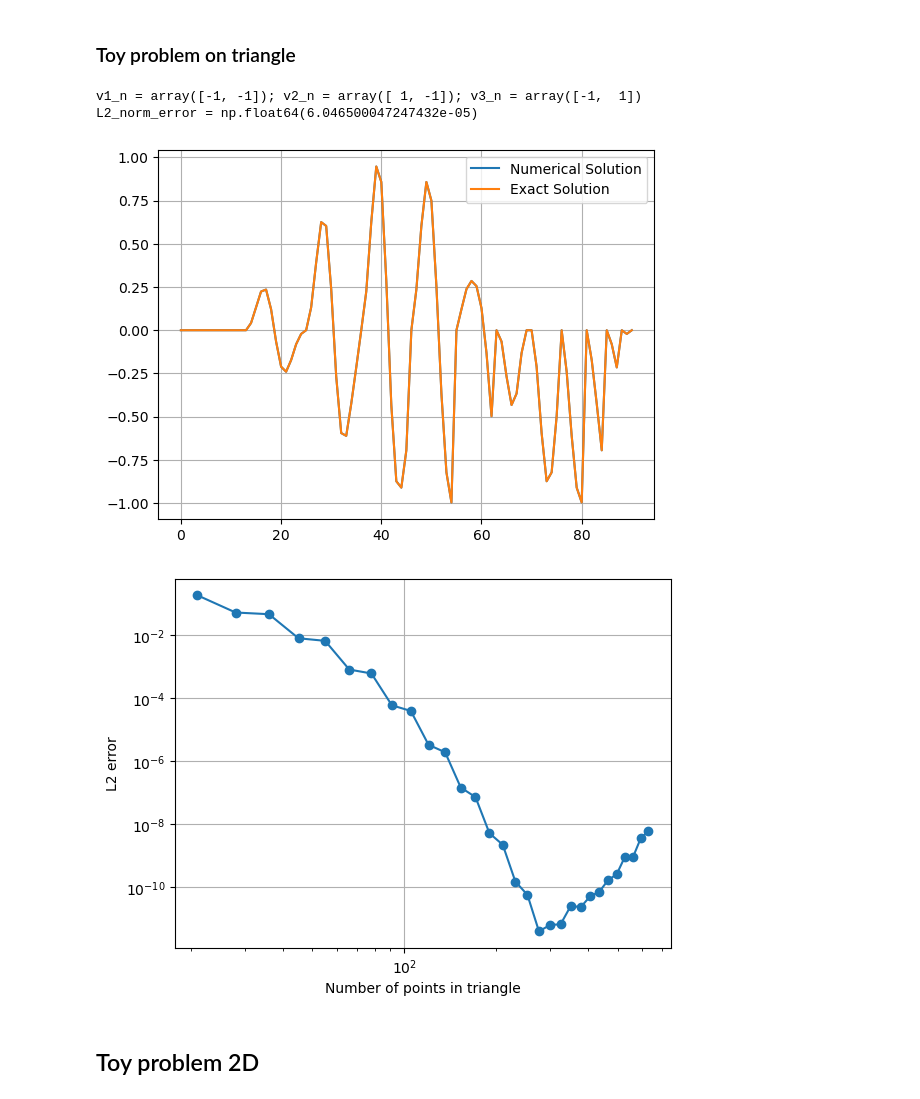
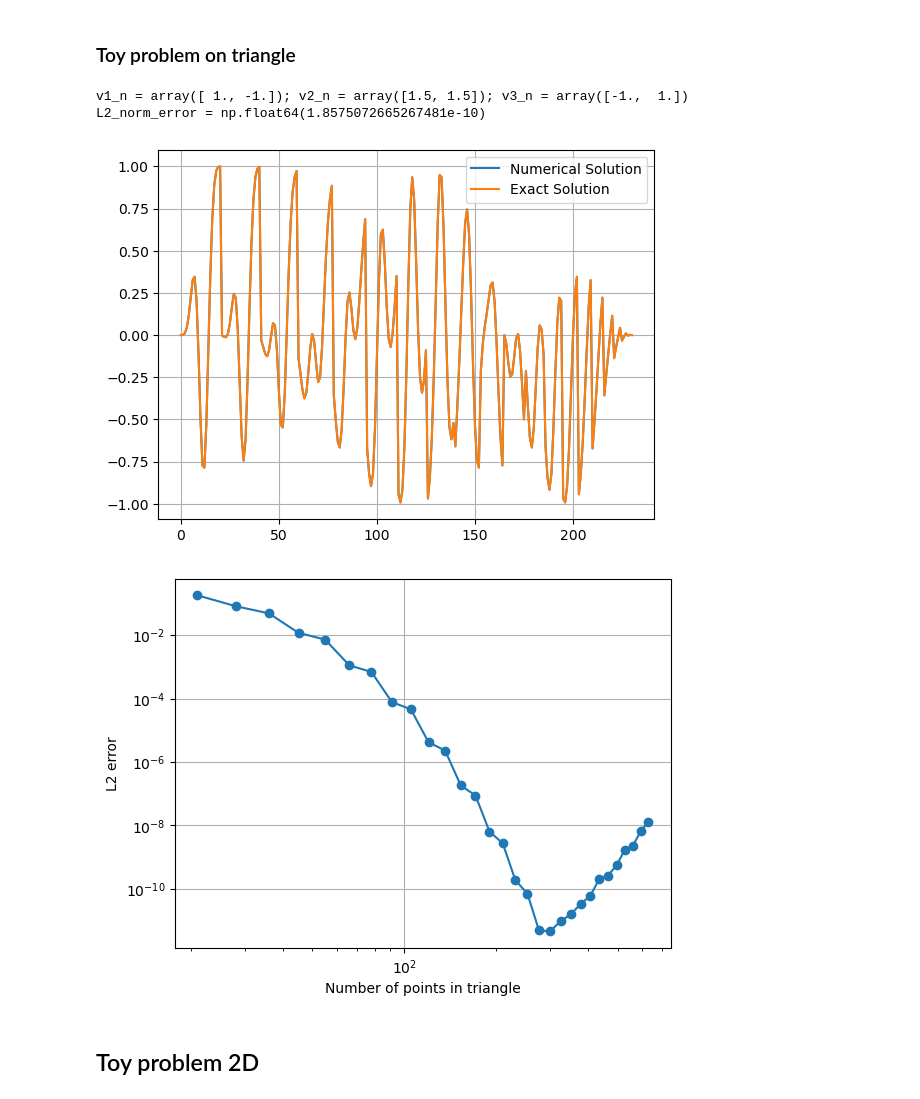
Before and after one commit to JeppeKlitgaard/02689-Advanced-Numerical-Methods, a Jupyter notebook: assignment_3/tb_sem.ipynb, the cells around one changed output. Drawn from its saved outputs; the diff is of its cells as text; code cells hidden in the pictures.

```diff
--- a/assignment_3/tb_sem.ipynb
+++ b/assignment_3/tb_sem.ipynb
@@ -625,7 +626,7 @@ def Dmatrices2D_xy(Dr, Ds, rx, sx, ry, sy):
 #     D_y = np.diag(ry) @ Dr + np.diag(sy) @ Ds
 #     return D_x, D_y
 
-def solve_toy_pde(N, v1_test, v2_test, v3_test, u_exact = u_exact, f_rhs = f_rhs, ):
+def solve_toy_pde(N, v1_test, v2_test, v3_test, u_exact = u_exact, f_rhs = f_rhs):
 
     x_equilateral, y_equilateral = nodes2d(N)
     r, s = equilateral2rs(x_equilateral, y_equilateral)
@@ -665,6 +666,13 @@ def solve_toy_pde(N, v1_test, v2_test, v3_test, u_exact = u_exact, f_rhs = f_rhs
         L_N[idx, idx] = 1
         f_test[idx] = u_true[idx]
 
+    # L_N = M_inv @ L_N
+
+    # for idx in Fmask:
+    #     L_N[idx, :] = 0
+    #     L_N[idx, idx] = 1
+    #     f_test[idx] = u_true[idx]
+
     u_num = linalg.solve(L_N, f_test)
     err = u_num - u_true
     L2_norm_error = np.sqrt(err @ M @ err)
@@ -672,40 +680,41 @@ def solve_toy_pde(N, v1_test, v2_test, v3_test, u_exact = u_exact, f_rhs = f_rhs
 
     return L2_norm_error, u_num, u_true, x, y
 
 
-V_x = np.array([-1, 1, 1, -1])
-V_y = np.array([-1, -1, 1, 1])
+node_testing_coord = 1.5
+V_x = np.array([-1, 1, node_testing_coord, -1])
+V_y = np.array([-1, -1, node_testing_coord, 1])
 EtoV = np.array([[1, 2, 4],
                 [2, 3, 4]]) - 1
 
-n_element = 0
+n_element = 1
 x_vertex_n, y_vertex_n = V_x[EtoV[n_element, :]], V_y[EtoV[n_element, :]]
 v1_n = np.array([x_vertex_n[0], y_vertex_n[0]])
 v2_n = np.array([x_vertex_n[1], y_vertex_n[1]])
 v3_n = np.array([x_vertex_n[2], y_vertex_n[2]])
 
 # v1_test, v2_test, v3_test = np.array([-1, -1]), np.array([1, -1]), np.array([-1, 1])
 # v1_test, v2_test, v3_test = np.array([-1, 1]), np.array([2, 8]), np.array([5, 7])
 # v1_n, v2_n, v3_n = np.array([-1, -1]), np.array([1, -1]), np.array([1, 3])
 
 print(f"{v1_n = }; {v2_n = }; {v3_n = }")
 
-N = 12
+N = 20
 L2_norm_error, u_num, u_true, x, y = solve_toy_pde(
     N=N, v1_test = v1_n, v2_test = v2_n, v3_test = v3_n,
     u_exact=u_exact, f_rhs=f_rhs
 )
 
 print(f"{L2_norm_error = }")
 
 plt.plot(u_num, label = "Numerical Solution");
 plt.plot(u_true, label = "Exact Solution");
 plt.legend();
 plt.grid();
 # %% [output]
-v1_n = array([-1, -1]); v2_n = array([ 1, -1]); v3_n = array([-1,  1])
-L2_norm_error = np.float64(6.046500047247432e-05)
+v1_n = array([ 1., -1.]); v2_n = array([1.5, 1.5]); v3_n = array([-1.,  1.])
+L2_norm_error = np.float64(1.8575072665267481e-10)
-[figure, old version]
+[figure, new version]
 # %%
 N_array = np.arange(5, 35)
 results_array = np.zeros(N_array.shape[0])
@@ -720,7 +729,7 @@ plt.grid();
 plt.xlabel("Number of points in triangle");
 plt.ylabel("L2 error");
 # %% [output]
-[figure, old version]
+[figure, new version]
 # %% [markdown]
 ## Toy problem 2D
 # %% [markdown]
```
Also changed, not shown: parts of 20 cells of this notebook, 6 other files.
